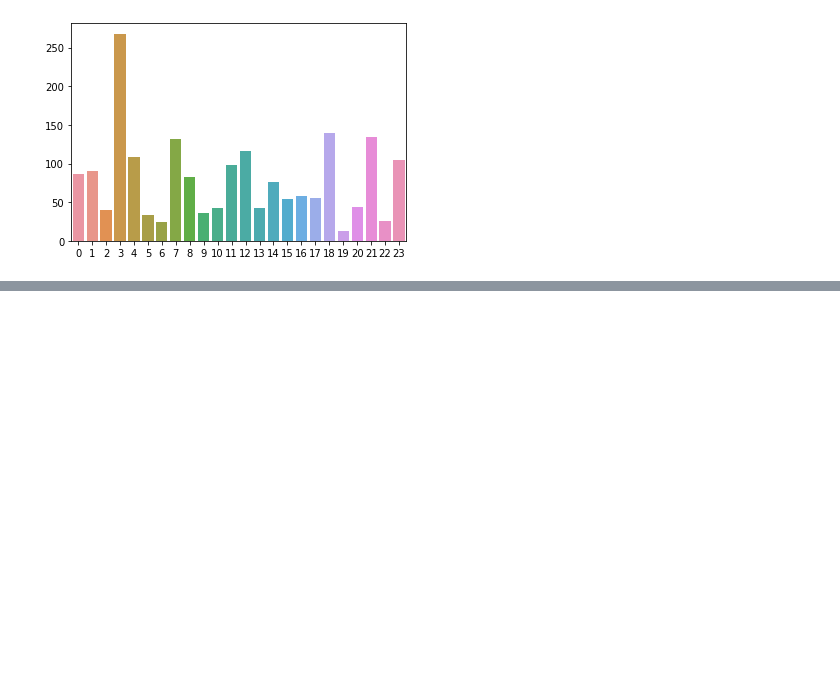
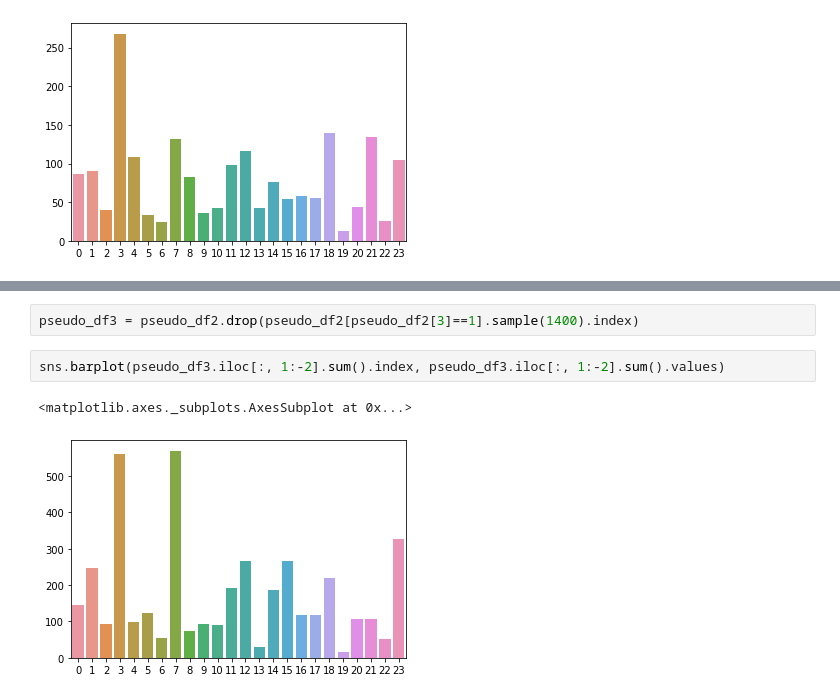
Before and after one commit to kuto5046/kaggle-rainforest, a Jupyter notebook: pseudo_labeling.ipynb, the cells around one changed output, grey strips where cells are left out. Saved outputs shown, nothing was run; the diff lists cells and outputs as text; blank space fills up the shorter version.

```diff
--- a/pseudo_labeling.ipynb
+++ b/pseudo_labeling.ipynb
@@ -269,0 +435,7 @@ sns.barplot(pseudo_all_df.iloc[:, 1:-2].sum().index, pseudo_df.iloc[:, 1:-2].sum
+# %%
+pseudo_df3 = pseudo_df2.drop(pseudo_df2[pseudo_df2[3]==1].sample(1400).index)
+# %%
+sns.barplot(pseudo_df3.iloc[:, 1:-2].sum().index, pseudo_df3.iloc[:, 1:-2].sum().values)
+# %% [output]
+<matplotlib.axes._subplots.AxesSubplot at 0x...>
+[figure, added]
```
Also changed, not shown: parts of 21 cells of this notebook, 1 other file.
